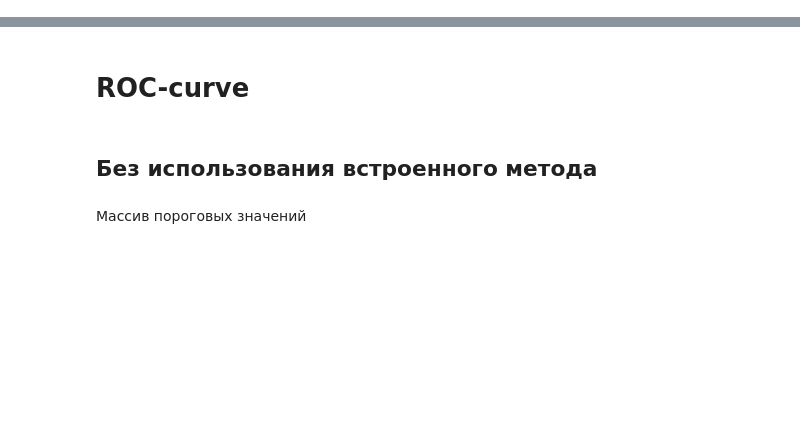
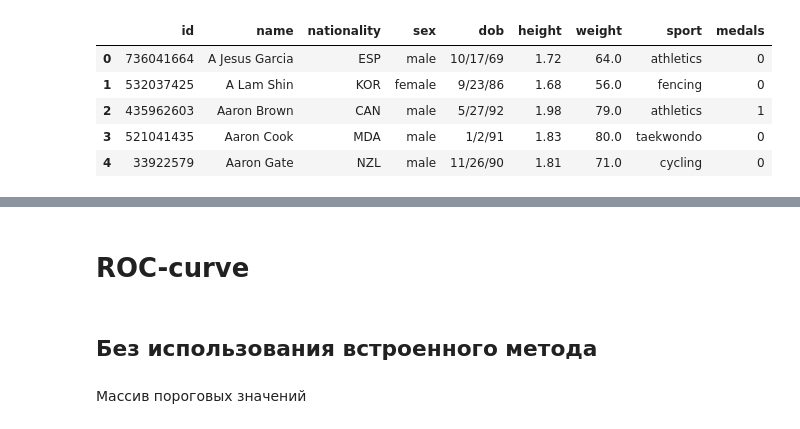
Before and after one commit to mariaedel/ml_hm, a Jupyter notebook: otsenka, pereobuchenie, regulyarizacia/hm3.ipynb, the cells around one changed output, grey strips where cells are left out. Saved outputs shown, nothing was run; the diff lists cells and outputs as text; code cells hidden in the pictures; blank space fills up the shorter version.

```diff
--- a/otsenka, pereobuchenie, regulyarizacia/hm3.ipynb
+++ b/otsenka, pereobuchenie, regulyarizacia/hm3.ipynb
@@ -14,0 +17,20 @@ data.head()
+# %%
+def medals(row):
+    if row['gold'] + row['silver'] + row['bronze'] > 0:
+        return 1
+    return 0
+
+def dob_to_year(param):
+    return int(param[-2:])
+# %%
+data['medals'] = data.apply(medals, axis=1)
+df = data.drop(['gold', 'silver', 'bronze'], axis=1)
+# %%
+df.head()
+# %% [output]
+|  | id | name | nationality | sex | dob | height | weight | sport | medals |
+| 0 | 736041664 | A Jesus Garcia | ESP | male | 10/17/69 | 1.72 | 64.0 | athletics | 0 |
+| 1 | 532037425 | A Lam Shin | KOR | female | 9/23/86 | 1.68 | 56.0 | fencing | 0 |
+| 2 | 435962603 | Aaron Brown | CAN | male | 5/27/92 | 1.98 | 79.0 | athletics | 1 |
+| 3 | 521041435 | Aaron Cook | MDA | male | 1/2/91 | 1.83 | 80.0 | taekwondo | 0 |
+| 4 | 33922579 | Aaron Gate | NZL | male | 11/26/90 | 1.81 | 71.0 | cycling | 0 |
```
Also changed, not shown: parts of 15 cells of this notebook, 1 other file.
